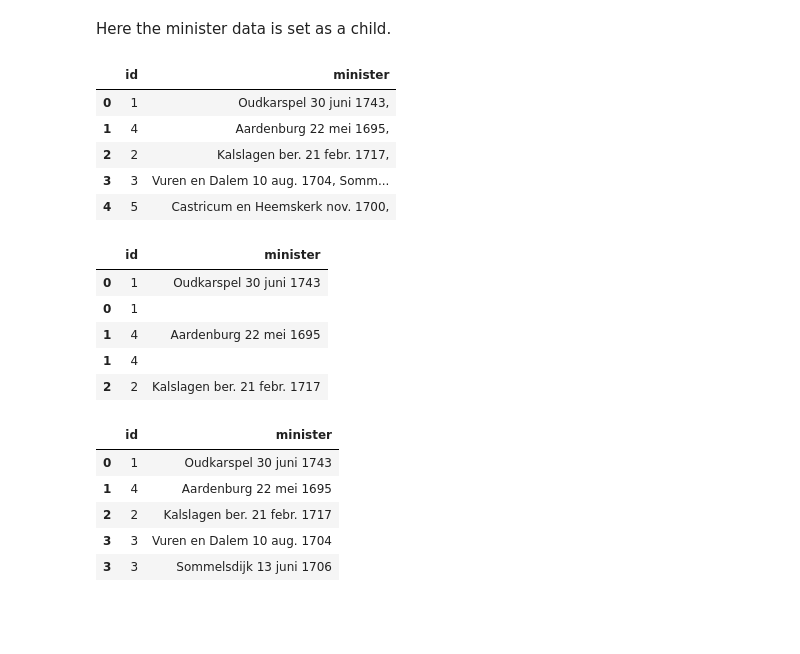
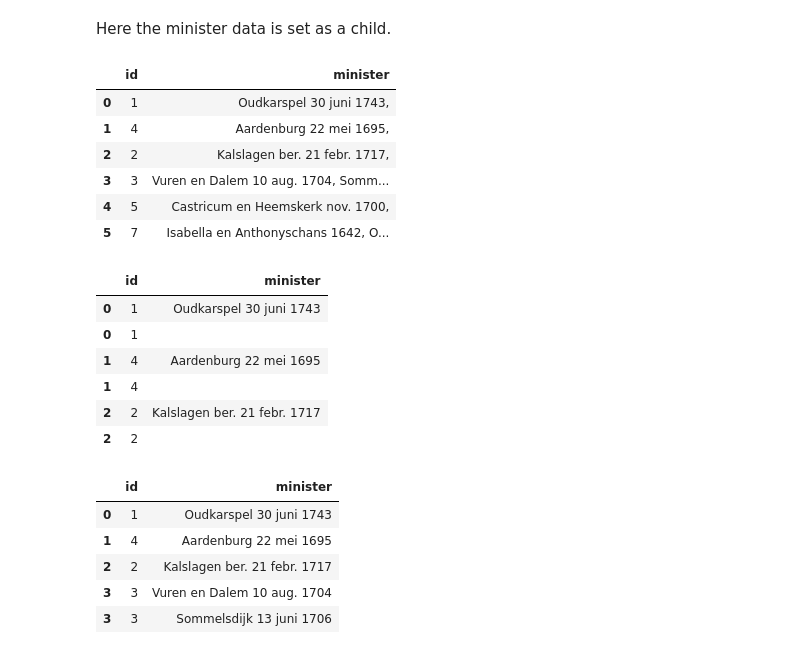
Before and after one commit to DigiDuRe/DigiDuRe, a Jupyter notebook: converstion_text_to_tables.ipynb, the cells around one changed output. Saved outputs shown, nothing was run; the diff lists cells and outputs as text; code cells hidden in the pictures; blank space fills up the shorter version.

```diff
--- a/converstion_text_to_tables.ipynb
+++ b/converstion_text_to_tables.ipynb
@@ -9,7 +9,7 @@ import numpy as np
 # %%
 # Set variables for the project (i.e. the input location of the file to be processed and the output location) )
 
-folderlink = 'C://temp//digidure//05062023//'
+folderlink = 'data//'
 input_file = os.path.join(folderlink, 'Repertoriummetoudepersoonsnummers.docx')
 output_txt = folderlink+'output.txt'
 output_csv = folderlink+'output_file.csv'
@@ -299,21 +287,22 @@ Here the minister data is set as a child.
 # %%
 subset_pred = df[['id','minister']]
 # %%
-subset_pred.head()
+subset_pred.head(6)
 # %% [output]
 |  | id | minister |
 | 0 | 1 | Oudkarspel 30 juni 1743, |
 | 1 | 4 | Aardenburg 22 mei 1695, |
 | 2 | 2 | Kalslagen ber. 21 febr. 1717, |
 | 3 | 3 | Vuren en Dalem 10 aug. 1704, Somm... |
 | 4 | 5 | Castricum en Heemskerk nov. 1700, |
+| 5 | 7 | Isabella en Anthonyschans 1642, O... |
 # %%
 df_expanded = subset_pred.assign(minister=subset_pred['minister'].str.split(','))
 
 # Explode the 'pred.' column to create separate rows for each item
 df_expanded = df_expanded.explode('minister')
 # %%
-df_expanded.head()
+df_expanded.head(6)
 # %% [output]
 |  | id | minister |
 | 0 | 1 | Oudkarspel 30 juni 1743 |
@@ -321,6 +310,7 @@ df_expanded.head()
 | 1 | 4 | Aardenburg 22 mei 1695 |
 | 1 | 4 |  |
 | 2 | 2 | Kalslagen ber. 21 febr. 1717 |
+| 2 | 2 |  |
 # %%
 df_filtered = df_expanded[['id','minister']]
 # %%
```
Also changed, not shown: parts of 15 cells of this notebook, 2 other files.
